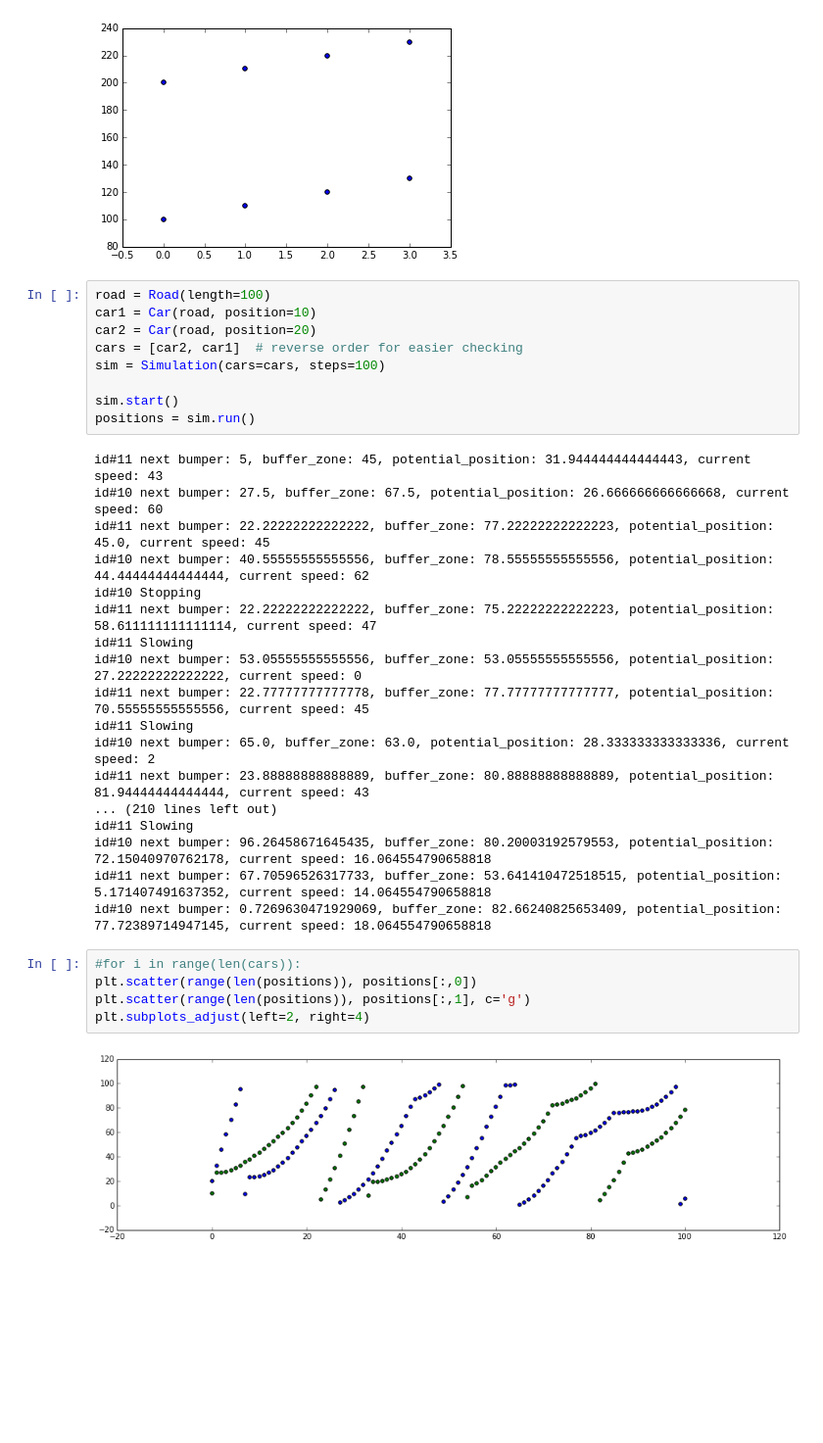
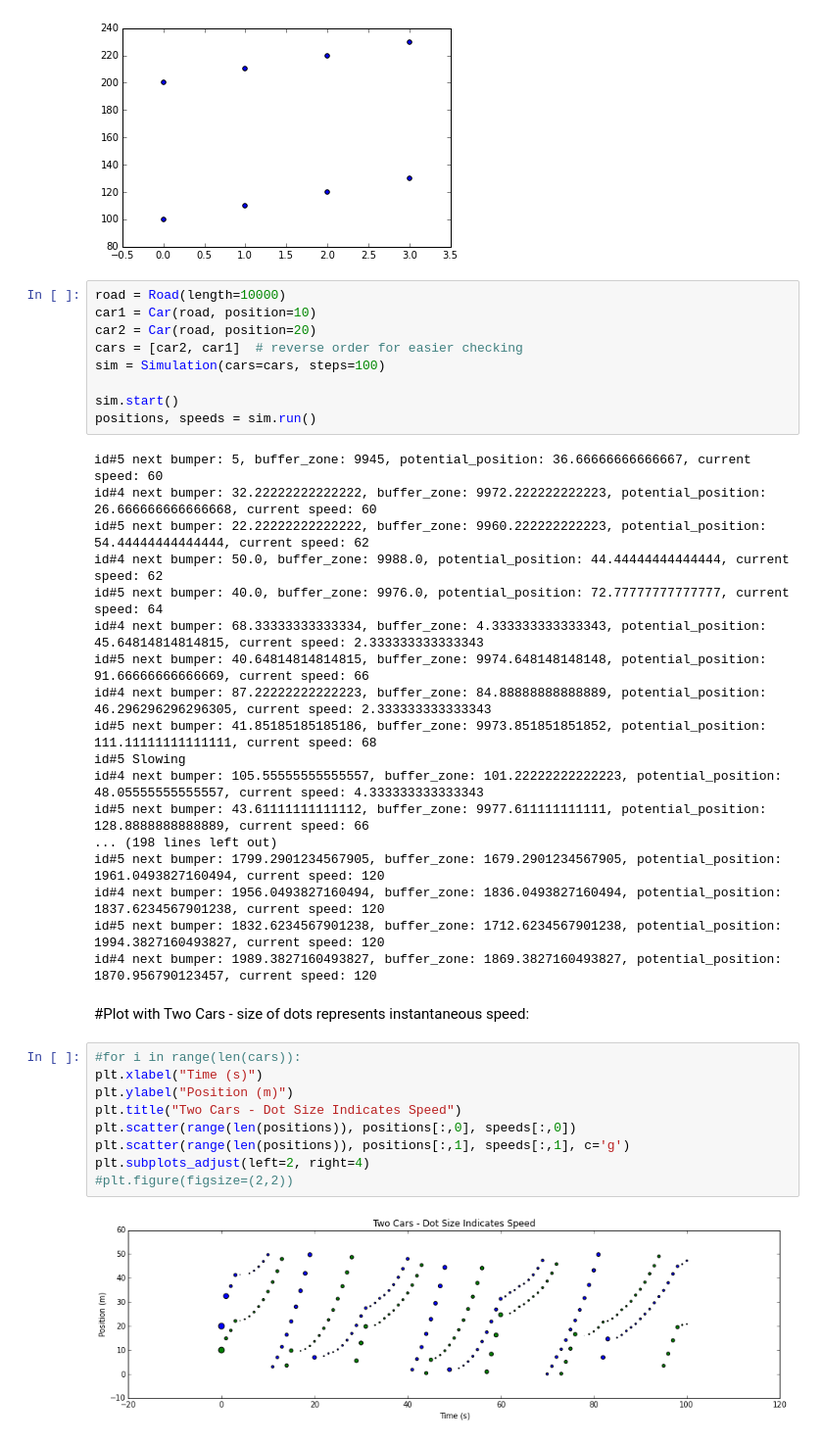
Before and after one commit to tiyd-python-2015-05/traffic-simulation, a Jupyter notebook: Traffic_Sim_Testing.ipynb, the cells around one changed output. Shown at 98% size. Cells and saved outputs as stored; diff of their text form; blank space fills up the shorter version.

```diff
--- a/Traffic_Sim_Testing.ipynb
+++ b/Traffic_Sim_Testing.ipynb
@@ -62,36 +65,42 @@ plt.scatter(range(len(positions)), positions[:,1])
 <matplotlib.collections.PathCollection at 0x...>
 [figure]
 # %%
-road = Road(length=100)
+road = Road(length=10000)
 car1 = Car(road, position=10)
 car2 = Car(road, position=20)
 cars = [car2, car1]  # reverse order for easier checking
 sim = Simulation(cars=cars, steps=100)
 
 sim.start()
-positions = sim.run()
+positions, speeds = sim.run()
 # %% [output]
-id#11 next bumper: 5, buffer_zone: 45, potential_position: 31.944444444444443, current speed: 43
-id#10 next bumper: 27.5, buffer_zone: 67.5, potential_position: 26.666666666666668, current speed: 60
-id#11 next bumper: 22.22222222222222, buffer_zone: 77.22222222222223, potential_position: 45.0, current speed: 45
-id#10 next bumper: 40.55555555555556, buffer_zone: 78.55555555555556, potential_position: 44.44444444444444, current speed: 62
-id#10 Stopping
-id#11 next bumper: 22.22222222222222, buffer_zone: 75.22222222222223, potential_position: 58.611111111111114, current speed: 47
-id#11 Slowing
-id#10 next bumper: 53.05555555555556, buffer_zone: 53.05555555555556, potential_position: 27.22222222222222, current speed: 0
-id#11 next bumper: 22.77777777777778, buffer_zone: 77.77777777777777, potential_position: 70.55555555555556, current speed: 45
-id#11 Slowing
-id#10 next bumper: 65.0, buffer_zone: 63.0, potential_position: 28.333333333333336, current speed: 2
-id#11 next bumper: 23.88888888888889, buffer_zone: 80.88888888888889, potential_position: 81.94444444444444, current speed: 43
-... (210 lines left out)
-id#11 Slowing
-id#10 next bumper: 96.26458671645435, buffer_zone: 80.20003192579553, potential_position: 72.15040970762178, current speed: 16.064554790658818
-id#11 next bumper: 67.70596526317733, buffer_zone: 53.641410472518515, potential_position: 5.171407491637352, current speed: 14.064554790658818
-id#10 next bumper: 0.7269630471929069, buffer_zone: 82.66240825653409, potential_position: 77.72389714947145, current speed: 18.064554790658818
+id#5 next bumper: 5, buffer_zone: 9945, potential_position: 36.66666666666667, current speed: 60
+id#4 next bumper: 32.22222222222222, buffer_zone: 9972.222222222223, potential_position: 26.666666666666668, current speed: 60
+id#5 next bumper: 22.22222222222222, buffer_zone: 9960.222222222223, potential_position: 54.44444444444444, current speed: 62
+id#4 next bumper: 50.0, buffer_zone: 9988.0, potential_position: 44.44444444444444, current speed: 62
+id#5 next bumper: 40.0, buffer_zone: 9976.0, potential_position: 72.77777777777777, current speed: 64
+id#4 next bumper: 68.33333333333334, buffer_zone: 4.333333333333343, potential_position: 45.64814814814815, current speed: 2.333333333333343
+id#5 next bumper: 40.64814814814815, buffer_zone: 9974.648148148148, potential_position: 91.66666666666669, current speed: 66
+id#4 next bumper: 87.22222222222223, buffer_zone: 84.88888888888889, potential_position: 46.296296296296305, current speed: 2.333333333333343
+id#5 next bumper: 41.85185185185186, buffer_zone: 9973.851851851852, potential_position: 111.11111111111111, current speed: 68
+id#5 Slowing
+id#4 next bumper: 105.55555555555557, buffer_zone: 101.22222222222223, potential_position: 48.05555555555557, current speed: 4.333333333333343
+id#5 next bumper: 43.61111111111112, buffer_zone: 9977.611111111111, potential_position: 128.8888888888889, current speed: 66
+... (198 lines left out)
+id#5 next bumper: 1799.2901234567905, buffer_zone: 1679.2901234567905, potential_position: 1961.0493827160494, current speed: 120
+id#4 next bumper: 1956.0493827160494, buffer_zone: 1836.0493827160494, potential_position: 1837.6234567901238, current speed: 120
+id#5 next bumper: 1832.6234567901238, buffer_zone: 1712.6234567901238, potential_position: 1994.3827160493827, current speed: 120
+id#4 next bumper: 1989.3827160493827, buffer_zone: 1869.3827160493827, potential_position: 1870.956790123457, current speed: 120
+# %% [markdown]
+#Plot with Two Cars - size of dots represents instantaneous speed:
 # %%
 #for i in range(len(cars)):
-plt.scatter(range(len(positions)), positions[:,0])
-plt.scatter(range(len(positions)), positions[:,1], c='g')
+plt.xlabel("Time (s)")
+plt.ylabel("Position (m)")
+plt.title("Two Cars - Dot Size Indicates Speed")
+plt.scatter(range(len(positions)), positions[:,0], speeds[:,0])
+plt.scatter(range(len(positions)), positions[:,1], speeds[:,1], c='g')
 plt.subplots_adjust(left=2, right=4)
+#plt.figure(figsize=(2,2))
 # %% [output]
-[figure, old version]
+[figure, new version]
```
Also changed, not shown: parts of 15 cells of this notebook.
